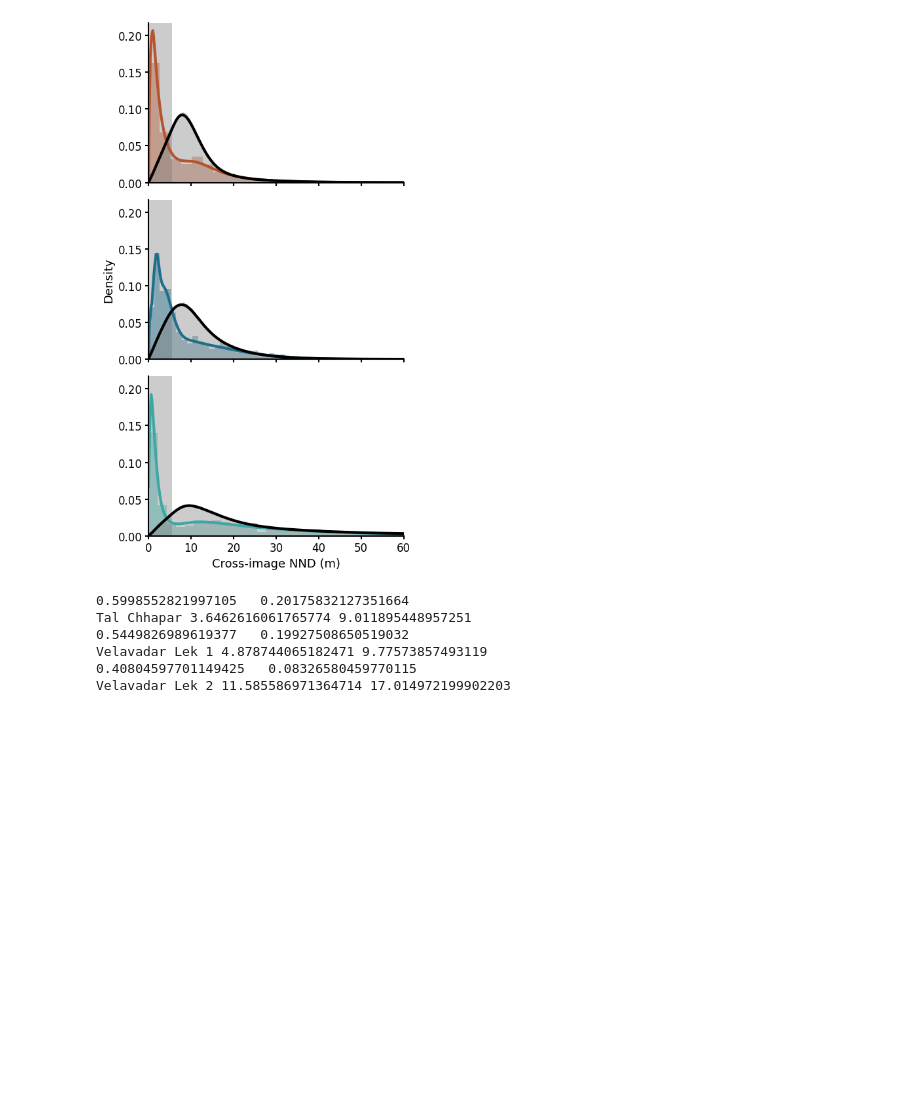
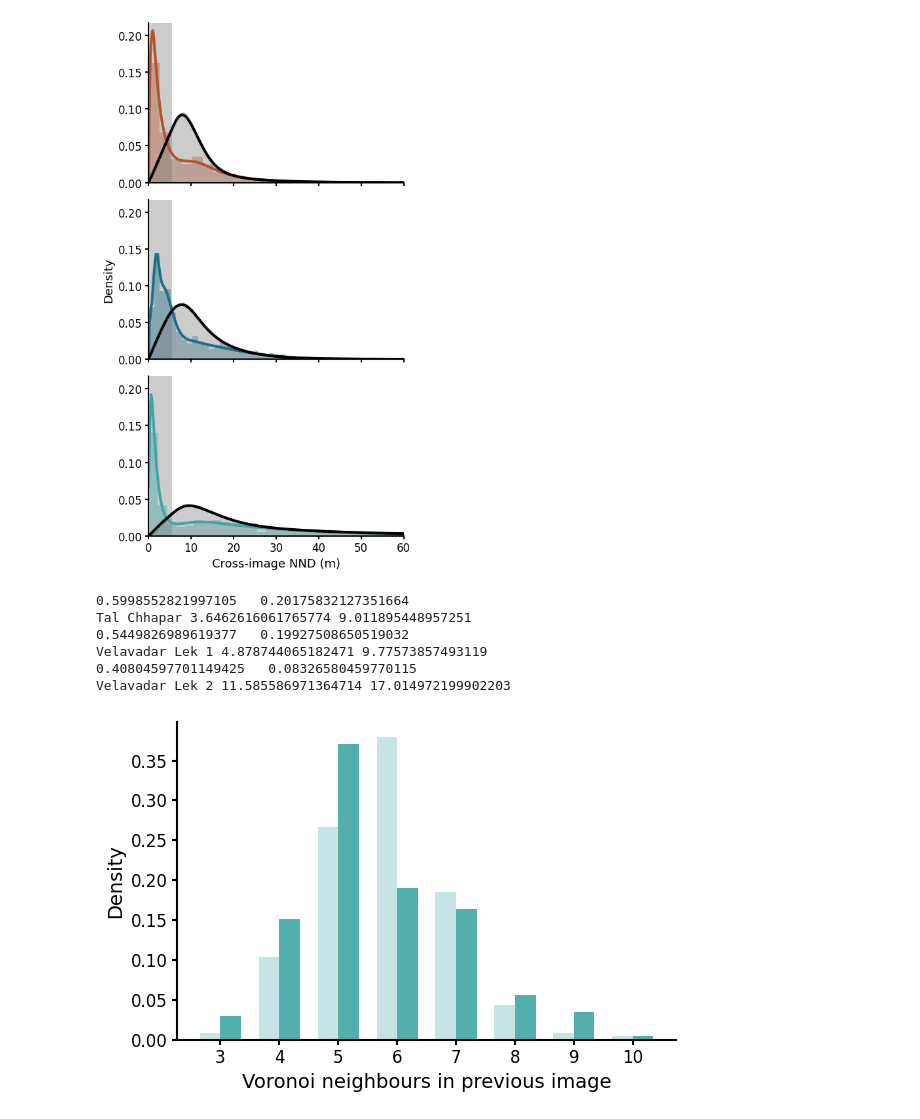
Before and after one commit to vivekhsridhar/territory_geometry, a Jupyter notebook: plot_crossyear_nnd.ipynb, the cells around one changed output. Saved outputs shown, nothing was run; the diff lists cells and outputs as text; code cells hidden in the pictures; blank space fills up the shorter version.

Commit message:
reuse structure

```diff
--- a/plot_crossyear_nnd.ipynb
+++ b/plot_crossyear_nnd.ipynb
@@ -88,3 +87,44 @@ Tal Chhapar 3.6462616061765774 9.011895448957251
 Velavadar Lek 1 4.878744065182471 9.77573857493119
 0.40804597701149425   0.08326580459770115
 Velavadar Lek 2 11.585586971364714 17.014972199902203
+# %%
+## Split cross-image NND into three groups and compare the smallest CI-NND group with the largest
+group_labels = ['Reused', 'T2', 'Not reused']
+pointwise['nnd_group'] = pointwise.groupby('lek_id', observed=True)['nnd_to_prev'].transform(lambda x: pd.qcut(x, q=3, labels=group_labels))
+
+## Use integer-width histogram bins because Voronoi neighbour number is discrete
+neighbour_min = int(pointwise['n_voronoi_neighbours_prev'].min())
+neighbour_max = int(pointwise['n_voronoi_neighbours_prev'].max())
+neighbour_vals = np.arange(neighbour_min, neighbour_max + 1)
+bins = np.arange(neighbour_min - 0.5, neighbour_max + 1.5, 1)
+# %%
+fig,ax = plt.subplots(figsize=(6,4))
+
+## Three adjacent bars at each neighbour count
+bar_width = 0.35
+offsets = np.array([-0.5, 0, 0.5]) * bar_width
+alphas = [0.3, 0.5, 0.9]
+
+## Restrict structure computation to Site2
+data_lek = pointwise.loc[pointwise['lek_id'] == 'Velavadar Lek 2']
+
+for q,offset,alpha in zip(group_labels,offsets,alphas):
+    if q != 'T2':
+        vals = data_lek.loc[data_lek['nnd_group'] == q, 'n_voronoi_neighbours_prev'].dropna().to_numpy()
+        hist, _ = np.histogram(vals, bins=bins, density=True)
+        ax.bar(neighbour_vals + offset, hist, width=bar_width, color=fill_cols['Velavadar Lek 2'], alpha=alpha, label=q)
+
+ax.spines['top'].set_visible(False)
+ax.spines['right'].set_visible(False)
+ax.spines['left'].set_linewidth(1.5)
+ax.spines['bottom'].set_linewidth(1.5)
+ax.tick_params(axis='both', which='major', labelsize=12, width=1.5)
+
+ax.set_xlabel('Voronoi neighbours in previous image', fontsize=14)
+ax.set_ylabel('Density', fontsize=14)
+ax.set_xticks(neighbour_vals)
+
+plt.tight_layout()
+plt.savefig(out_dir/'voronoi_neighbours_by_cinnd.png', dpi=300, bbox_inches='tight')
+# %% [output]
+[figure, added]
```
Also changed, not shown: parts of 1 cell of this notebook, 4 other files.
